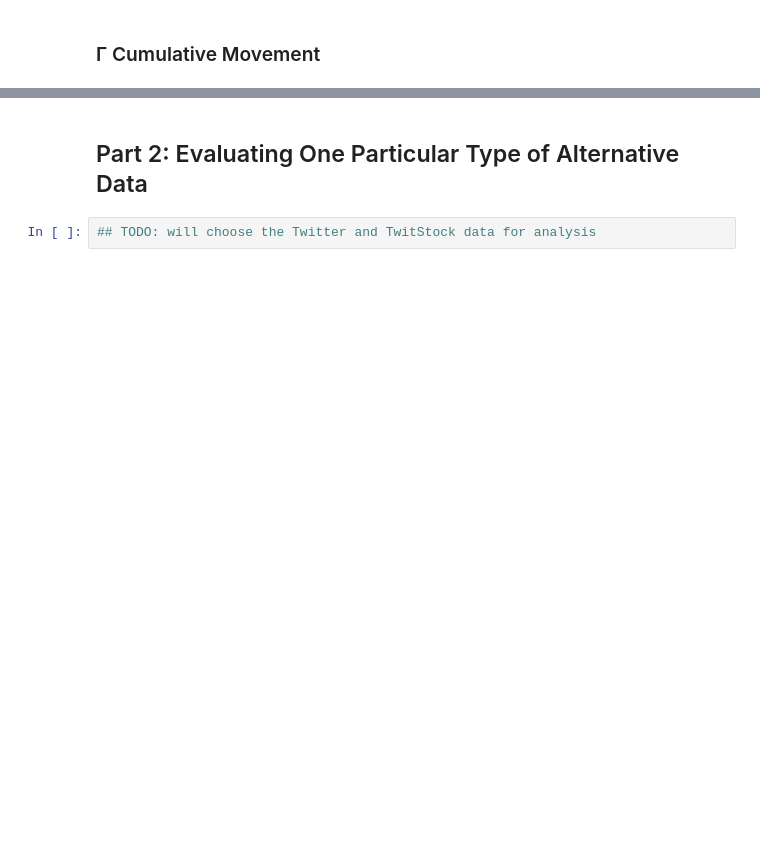
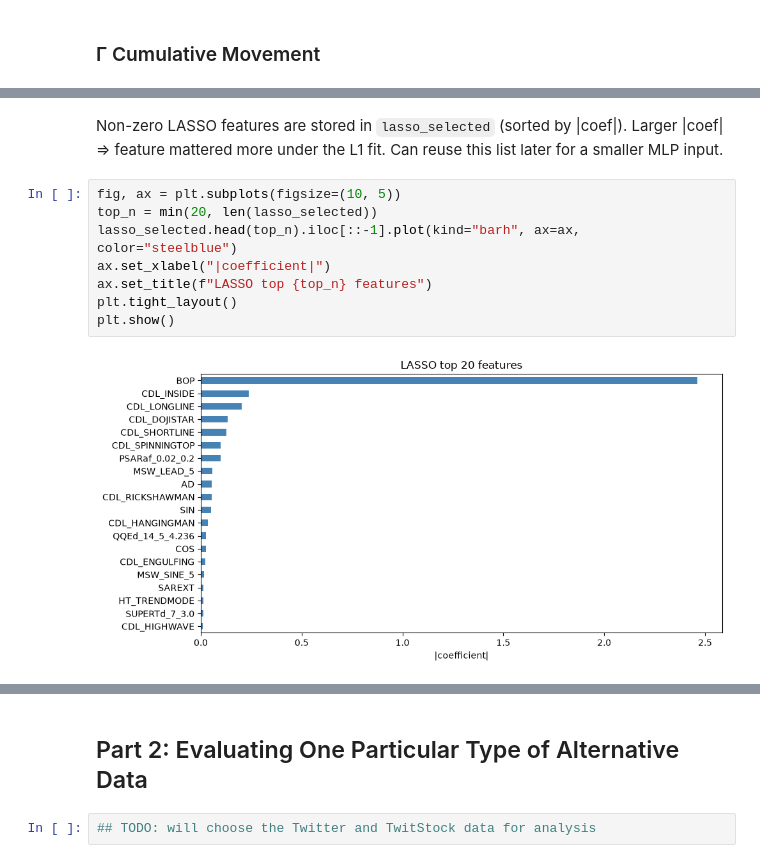
Before and after one commit to saobangmath/MscFE, a Jupyter notebook: FinancialData/project.ipynb, the cells around one changed output, grey strips where cells are left out. Cells and saved outputs as stored; diff of their text form; blank space fills up the shorter version.

```diff
--- a/FinancialData/project.ipynb
+++ b/FinancialData/project.ipynb
@@ -314,0 +370,13 @@ Class balance: 1410 up / 1109 down
+# %% [markdown]
+Non-zero LASSO features are stored in `lasso_selected` (sorted by |coef|).
+Larger |coef| ⇒ feature mattered more under the L1 fit. Can reuse this list later for a smaller MLP input.
+# %%
+fig, ax = plt.subplots(figsize=(10, 5))
+top_n = min(20, len(lasso_selected))
+lasso_selected.head(top_n).iloc[::-1].plot(kind="barh", ax=ax, color="steelblue")
+ax.set_xlabel("|coefficient|")
+ax.set_title(f"LASSO top {top_n} features")
+plt.tight_layout()
+plt.show()
+# %% [output]
+[figure, added]
```
Also changed, not shown: parts of 36 cells of this notebook.
